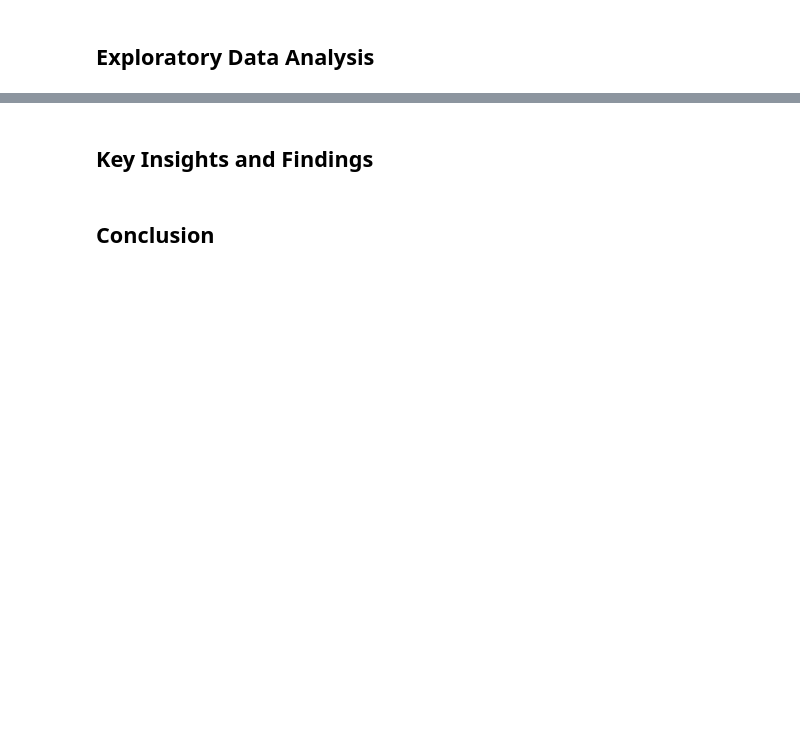
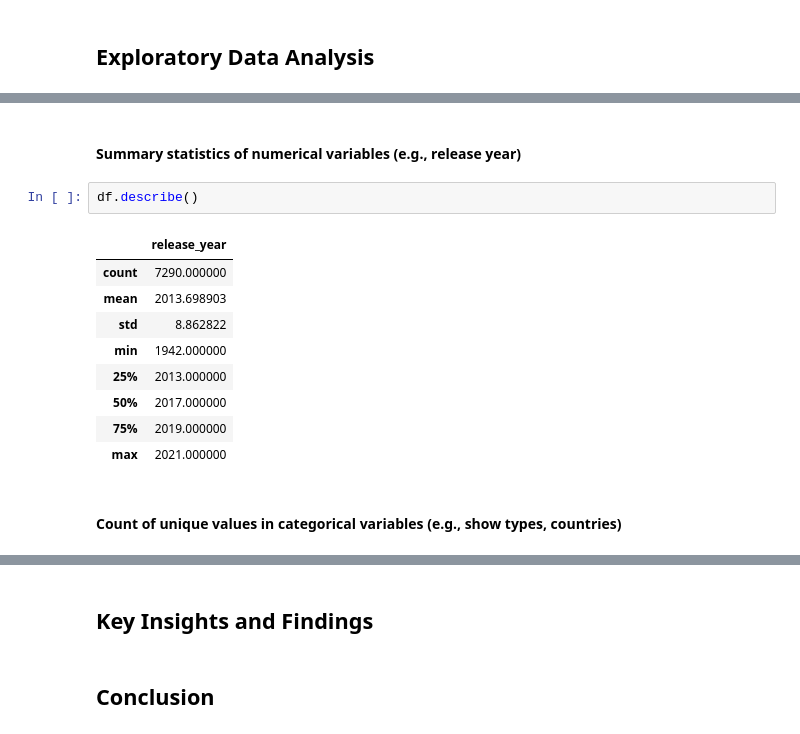
Before and after one commit to UUinc/exploratory-data-analysis-of-netflix-shows, a Jupyter notebook: exploratory-data-analysis-of-netflix-shows.ipynb, the cells around one changed output, grey strips where cells are left out. Drawn from its saved outputs; the diff is of its cells as text; blank space fills up the shorter version.

```diff
--- a/exploratory-data-analysis-of-netflix-shows.ipynb
+++ b/exploratory-data-analysis-of-netflix-shows.ipynb
@@ -26,0 +150,16 @@ df = pd.read_csv('/kaggle/input/netflix-shows/netflix_titles.csv')
+# %% [markdown]
+#### Summary statistics of numerical variables (e.g., release year)
+# %%
+df.describe()
+# %% [output]
+|  | release_year |
+| count | 7290.000000 |
+| mean | 2013.698903 |
+| std | 8.862822 |
+| min | 1942.000000 |
+| 25% | 2013.000000 |
+| 50% | 2017.000000 |
+| 75% | 2019.000000 |
+| max | 2021.000000 |
+# %% [markdown]
+#### Count of unique values in categorical variables (e.g., show types, countries)
```
Also changed, not shown: parts of 22 cells of this notebook.
